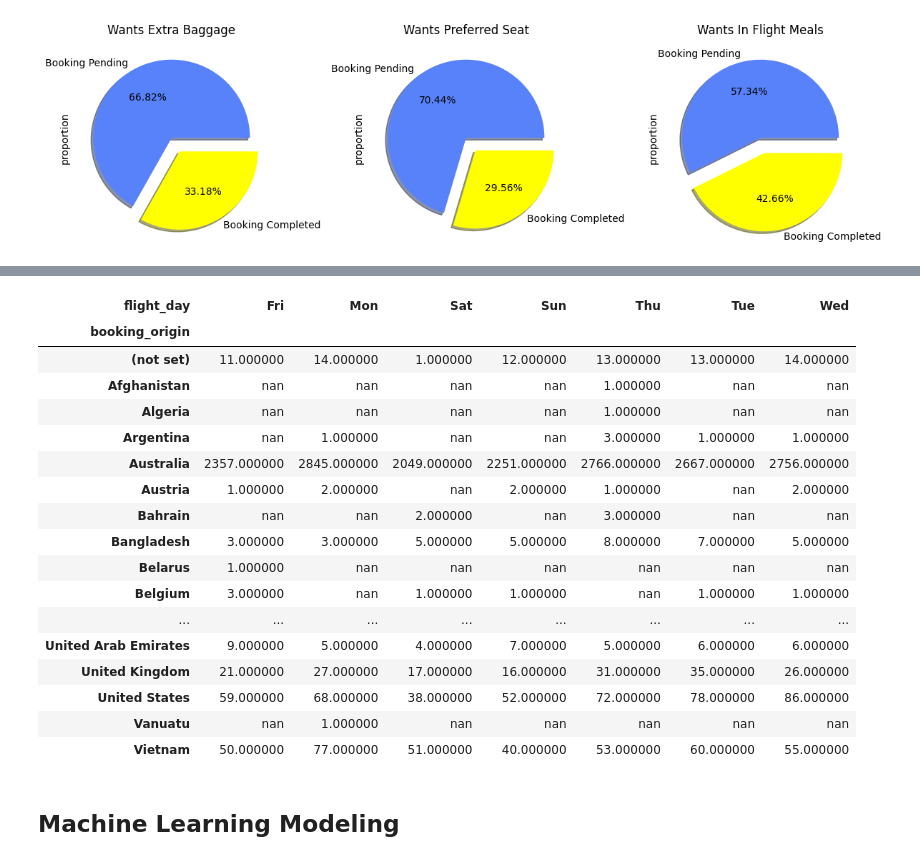
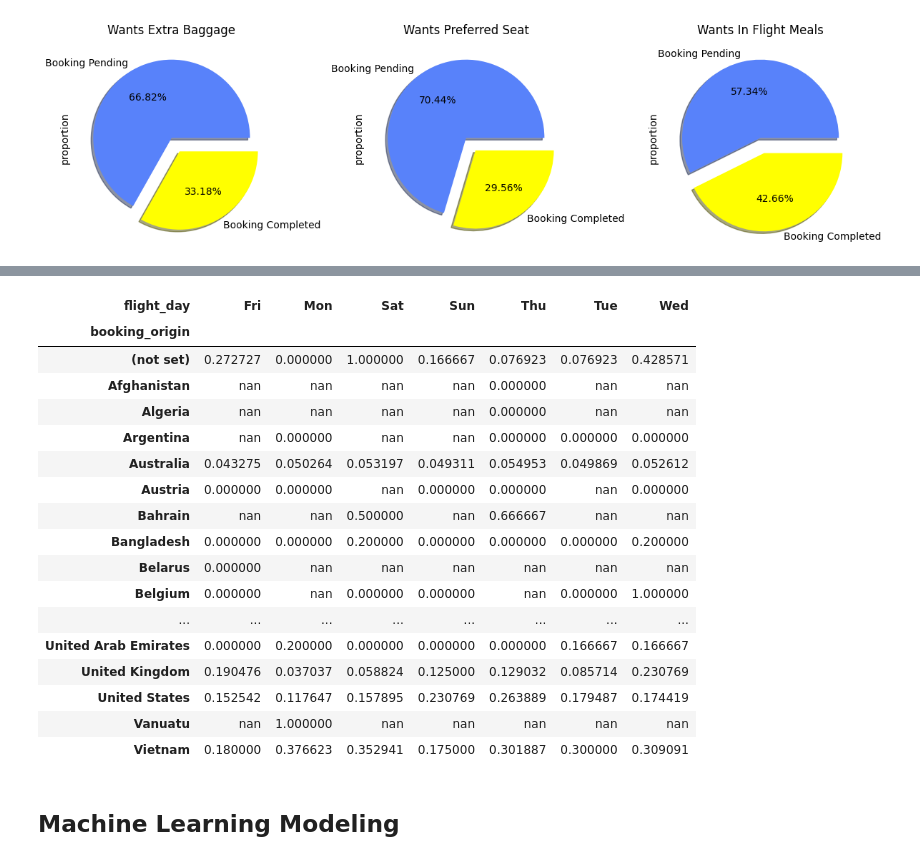
Before and after one commit to meiskiet/BA_simulation_task, a Jupyter notebook: Machine Learning/Customer_booking.ipynb, the cells around one changed output, grey strips where cells are left out. Cells and saved outputs as stored; diff of their text form; code cells hidden in the pictures.

```diff
--- a/Machine Learning/Customer_booking.ipynb
+++ b/Machine Learning/Customer_booking.ipynb
@@ -288,24 +291,24 @@ for i in df.select_dtypes(include='int'):
 # %%
-pd.pivot_table(df, index='booking_origin', columns='flight_day', values='booking_complete', aggfunc='count').style.background_gradient(cmap='icefire')
+pd.pivot_table(df, index='booking_origin', columns='flight_day', values='booking_complete').style.background_gradient(cmap='icefire')
 # %% [output]
 | flight_day | Fri | Mon | Sat | Sun | Thu | Tue | Wed |
 | booking_origin |  |  |  |  |  |  |  |
-| (not set) | 11.000000 | 14.000000 | 1.000000 | 12.000000 | 13.000000 | 13.000000 | 14.000000 |
-| Afghanistan | nan | nan | nan | nan | 1.000000 | nan | nan |
-| Algeria | nan | nan | nan | nan | 1.000000 | nan | nan |
-| Argentina | nan | 1.000000 | nan | nan | 3.000000 | 1.000000 | 1.000000 |
-| Australia | 2357.000000 | 2845.000000 | 2049.000000 | 2251.000000 | 2766.000000 | 2667.000000 | 2756.000000 |
-| Austria | 1.000000 | 2.000000 | nan | 2.000000 | 1.000000 | nan | 2.000000 |
-| Bahrain | nan | nan | 2.000000 | nan | 3.000000 | nan | nan |
-| Bangladesh | 3.000000 | 3.000000 | 5.000000 | 5.000000 | 8.000000 | 7.000000 | 5.000000 |
-| Belarus | 1.000000 | nan | nan | nan | nan | nan | nan |
-| Belgium | 3.000000 | nan | 1.000000 | 1.000000 | nan | 1.000000 | 1.000000 |
+| (not set) | 0.272727 | 0.000000 | 1.000000 | 0.166667 | 0.076923 | 0.076923 | 0.428571 |
+| Afghanistan | nan | nan | nan | nan | 0.000000 | nan | nan |
+| Algeria | nan | nan | nan | nan | 0.000000 | nan | nan |
+| Argentina | nan | 0.000000 | nan | nan | 0.000000 | 0.000000 | 0.000000 |
+| Australia | 0.043275 | 0.050264 | 0.053197 | 0.049311 | 0.054953 | 0.049869 | 0.052612 |
+| Austria | 0.000000 | 0.000000 | nan | 0.000000 | 0.000000 | nan | 0.000000 |
+| Bahrain | nan | nan | 0.500000 | nan | 0.666667 | nan | nan |
+| Bangladesh | 0.000000 | 0.000000 | 0.200000 | 0.000000 | 0.000000 | 0.000000 | 0.200000 |
+| Belarus | 0.000000 | nan | nan | nan | nan | nan | nan |
+| Belgium | 0.000000 | nan | 0.000000 | 0.000000 | nan | 0.000000 | 1.000000 |
 | ... | ... | ... | ... | ... | ... | ... | ... |
-| United Arab Emirates | 9.000000 | 5.000000 | 4.000000 | 7.000000 | 5.000000 | 6.000000 | 6.000000 |
-| United Kingdom | 21.000000 | 27.000000 | 17.000000 | 16.000000 | 31.000000 | 35.000000 | 26.000000 |
-| United States | 59.000000 | 68.000000 | 38.000000 | 52.000000 | 72.000000 | 78.000000 | 86.000000 |
+| United Arab Emirates | 0.000000 | 0.200000 | 0.000000 | 0.000000 | 0.000000 | 0.166667 | 0.166667 |
+| United Kingdom | 0.190476 | 0.037037 | 0.058824 | 0.125000 | 0.129032 | 0.085714 | 0.230769 |
+| United States | 0.152542 | 0.117647 | 0.157895 | 0.230769 | 0.263889 | 0.179487 | 0.174419 |
 | Vanuatu | nan | 1.000000 | nan | nan | nan | nan | nan |
-| Vietnam | 50.000000 | 77.000000 | 51.000000 | 40.000000 | 53.000000 | 60.000000 | 55.000000 |
+| Vietnam | 0.180000 | 0.376623 | 0.352941 | 0.175000 | 0.301887 | 0.300000 | 0.309091 |
 # %% [markdown]
 ## Machine Learning Modeling
 # %%
```
Also changed, not shown: parts of 43 cells of this notebook.
